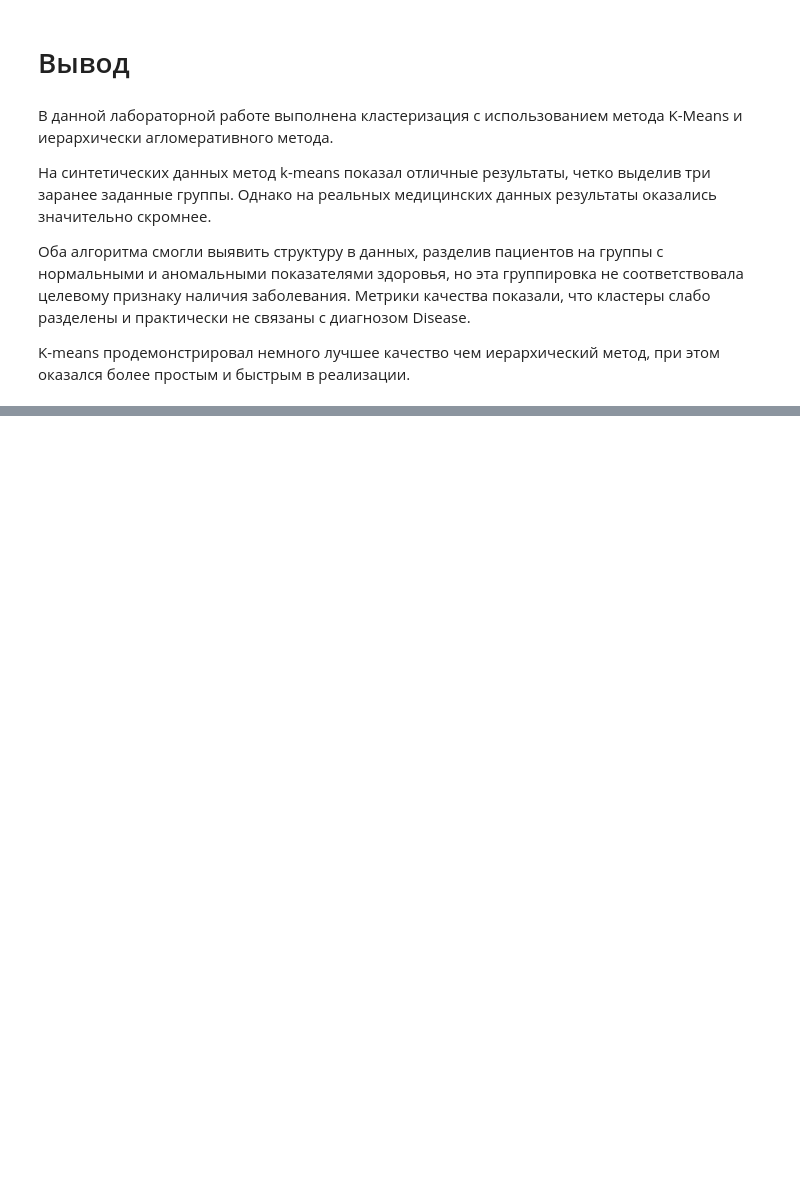
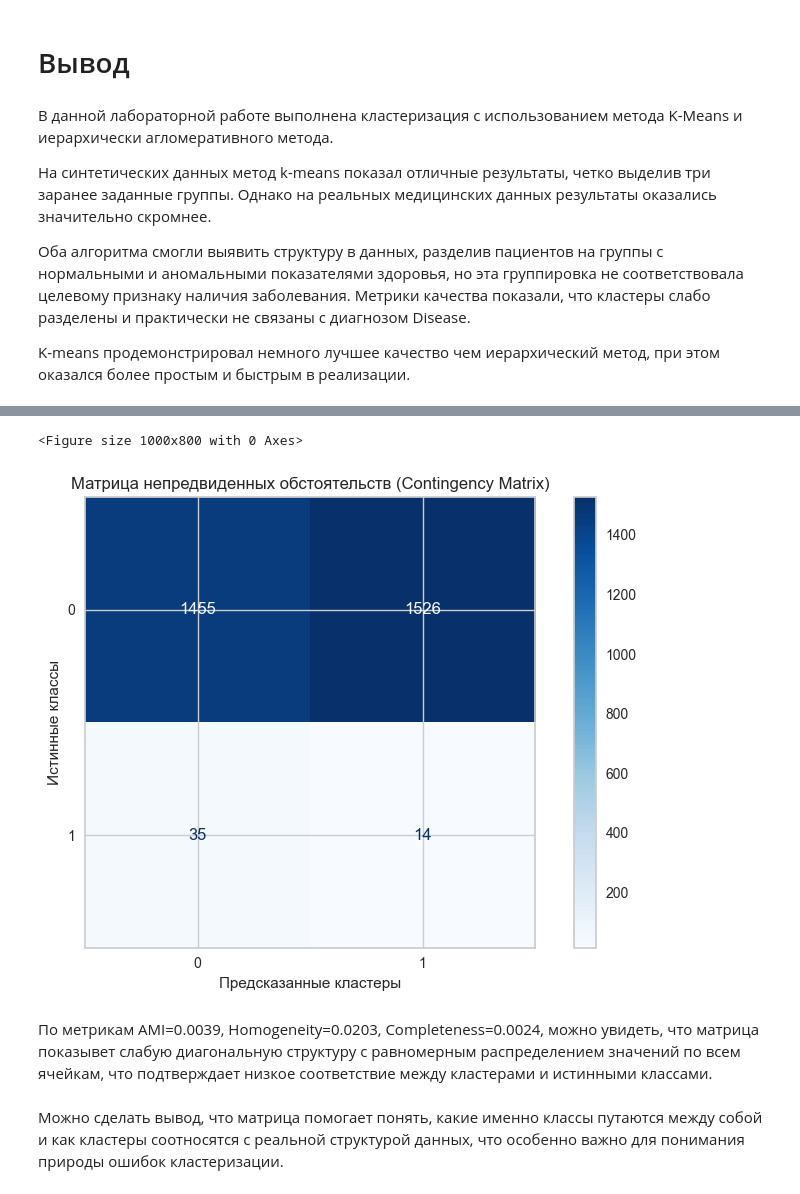
Before and after one commit to pol1np/Data_analysis, a Jupyter notebook: ЛР4_Проценко_1.ipynb, the cells around one changed output, grey strips where cells are left out. Saved outputs shown, nothing was run; the diff lists cells and outputs as text; code cells hidden in the pictures; blank space fills up the shorter version.

```diff
--- a/ЛР4_Проценко_1.ipynb
+++ b/ЛР4_Проценко_1.ipynb
@@ -509,0 +598,9 @@ K-means продемонстрировал немного лучшее каче
+# %%
+from sklearn.preprocessing import MinMaxScaler
+from sklearn.preprocessing import MaxAbsScaler
+scaler_minmax = MinMaxScaler()
+scaler_maxabs = MaxAbsScaler()
+scaled_minmax = scaler_minmax.fit_transform(df_for_clustering)
+scaled_maxabs = scaler_maxabs.fit_transform(df_for_clustering)
+scaled_minmax = pd.DataFrame(scaled_minmax, columns=df_for_clustering.columns)
+scaled_maxabs = pd.DataFrame(scaled_maxabs, columns=df_for_clustering.columns)
@@ -509,0 +609,13 @@ K-means продемонстрировал немного лучшее каче
+# %%
+cluster_labels_minmax = kmeans.fit_predict(scaled_minmax)
+cluster_labels_maxabs = kmeans.fit_predict(scaled_maxabs)
+
+silhouette_minmax = silhouette_score(scaled_minmax, cluster_labels_minmax)
+ami_minmax = adjusted_mutual_info_score(true_labels, cluster_labels_minmax)
+homogeneity_minmax = homogeneity_score(true_labels, cluster_labels_minmax)
+completeness_minmax = completeness_score(true_labels, cluster_labels_minmax)
+
+silhouette_med_maxabs = silhouette_score(scaled_maxabs, cluster_labels_maxabs)
+ami_maxabs = adjusted_mutual_info_score(true_labels, cluster_labels_maxabs)
+homogeneity_maxabs = homogeneity_score(true_labels, cluster_labels_maxabs)
+completeness_maxabs = completeness_score(true_labels, cluster_labels_maxabs)
@@ -509,0 +667,19 @@ K-means продемонстрировал немного лучшее каче
+# %%
+from sklearn.metrics import confusion_matrix, ConfusionMatrixDisplay
+contingency_matrix = confusion_matrix(true_labels, cluster_labels_minmax)
+# %%
+plt.figure(figsize=(10, 8))
+disp = ConfusionMatrixDisplay(confusion_matrix=contingency_matrix)
+disp.plot(cmap='Blues', values_format='d')
+plt.title('Матрица непредвиденных обстоятельств (Contingency Matrix)')
+plt.xlabel('Предсказанные кластеры')
+plt.ylabel('Истинные классы')
+plt.tight_layout()
+plt.show()
+# %% [output]
+<Figure size 1000x800 with 0 Axes>
+[figure, added]
+# %% [markdown]
+ По  метрикам AMI=0.0039, Homogeneity=0.0203, Completeness=0.0024, можно увидеть, что матрица  показывет слабую диагональную структуру с равномерным распределением значений по всем ячейкам, что подтверждает низкое соответствие между кластерами и истинными классами.
+# %% [markdown]
+Можно сделать вывод, что матрица помогает понять, какие именно классы путаются между собой и как кластеры соотносятся с реальной структурой данных, что особенно важно для понимания природы ошибок кластеризации.
```
Also changed, not shown: parts of 29 cells of this notebook.
